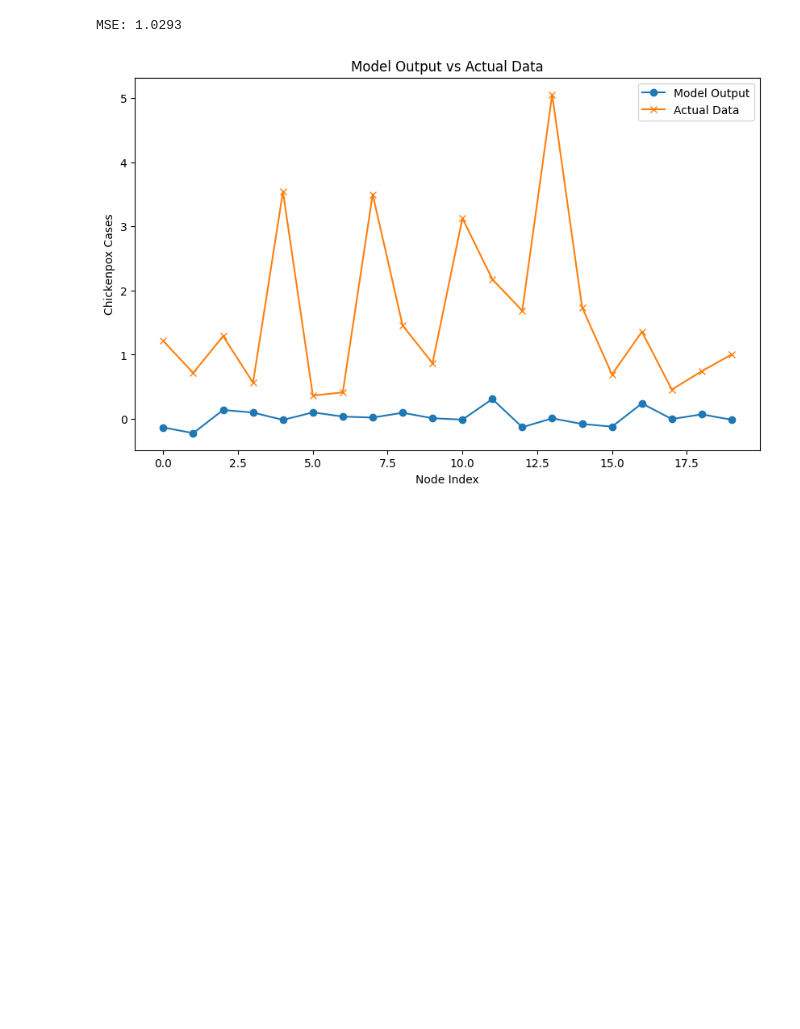
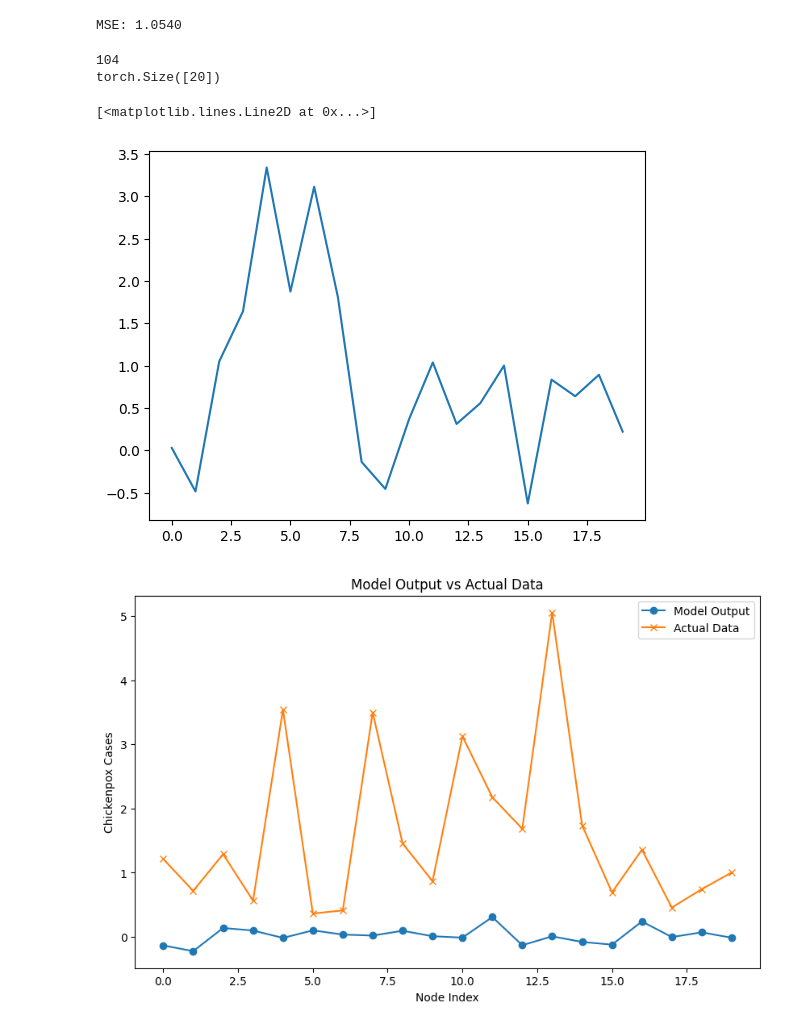
Before and after one commit to dowlinglab/Initiator_Cell_GNN_Development, a Jupyter notebook: Examples_from_package/dcrnn_example_notebook.ipynb, the cells around one changed output. Saved outputs shown, nothing was run; the diff lists cells and outputs as text; code cells hidden in the pictures; blank space fills up the shorter version.

```diff
--- a/Examples_from_package/dcrnn_example_notebook.ipynb
+++ b/Examples_from_package/dcrnn_example_notebook.ipynb
@@ -19,7 +19,7 @@ loader = ChickenpoxDatasetLoader()
 
 dataset = loader.get_dataset()
 
-train_dataset, test_dataset = temporal_signal_split(dataset, train_ratio=0.2)
+train_dataset, test_dataset = temporal_signal_split(dataset, train_ratio=0.8)
 
 class RecurrentGCN(torch.nn.Module):
     def __init__(self, node_features):
@@ -58,7 +58,18 @@ cost = cost / (time+1)
 cost = cost.item()
 print("MSE: {:.4f}".format(cost))
 # %% [output]
-MSE: 1.0293
+MSE: 1.0540
+# %%
+# Visualize the data set
+test_dataset = list(test_dataset)
+print(len(test_dataset))
+print(test_dataset[0].y.shape)
+plt.plot(test_dataset[0].y.cpu().numpy(), label='True')
+# %% [output]
+104
+torch.Size([20])
+[<matplotlib.lines.Line2D at 0x...>]
+[figure, added]
 # %%
 # Plot model output vs actual data for the last test snapshot
 plt.figure(figsize=(10,6))
```
Also changed, not shown: 3 other files.
